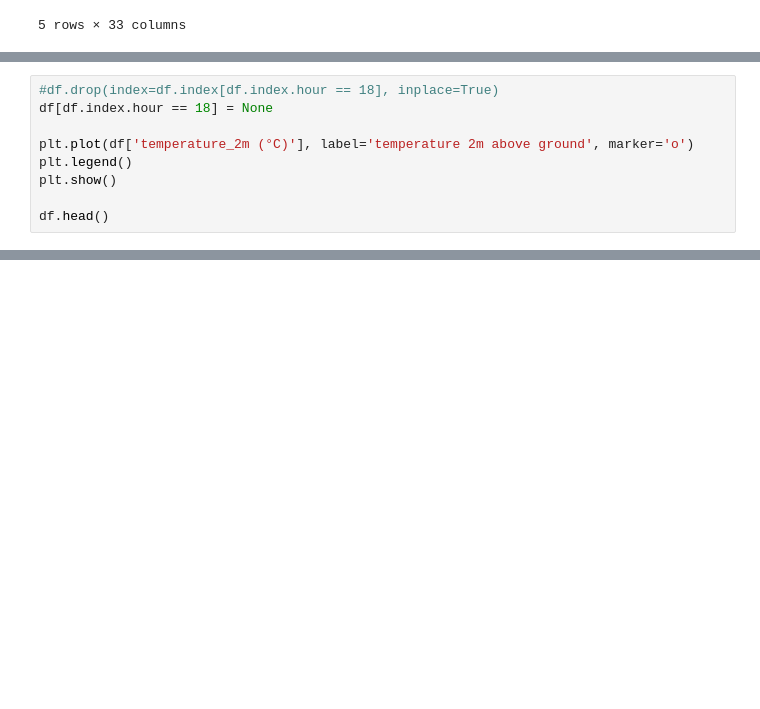
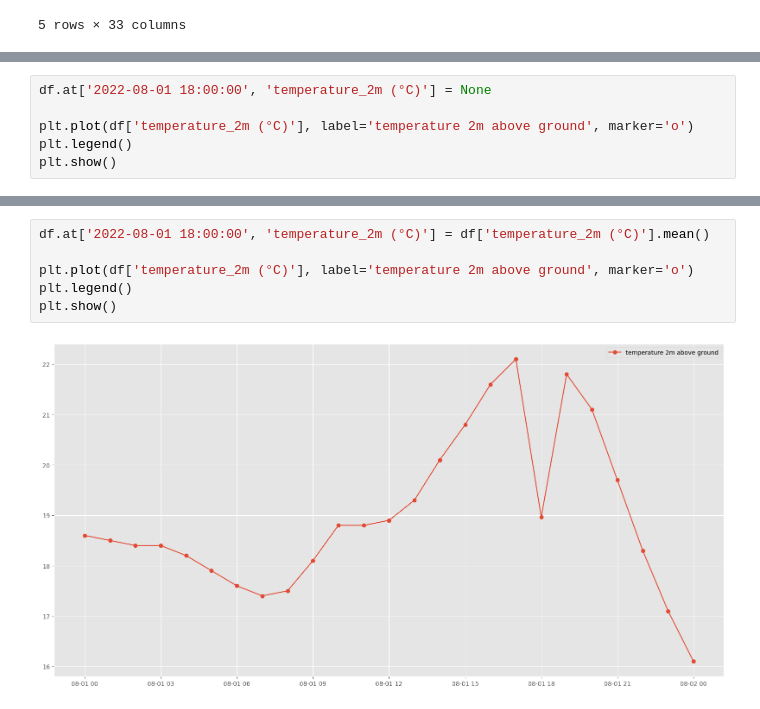
Before and after one commit to MuhammedKrz/DatenanalyseUndMLPraktika, a Jupyter notebook: Blatt 6/Praktikum6.ipynb, the cells around one changed output, grey strips where cells are left out. Saved outputs shown, nothing was run; the diff lists cells and outputs as text; blank space fills up the shorter version.

```diff
--- a/Blatt 6/Praktikum6.ipynb
+++ b/Blatt 6/Praktikum6.ipynb
@@ -125,13 +125,10 @@ zeichnen Sie wieder ein Liniendiagramm (siehe Abb.)
 
 <img src="images/2b0.png" width="600">
 # %%
-#df.drop(index=df.index[df.index.hour == 18], inplace=True)
-df[df.index.hour == 18] = None
+df.at['2022-08-01 18:00:00', 'temperature_2m (°C)'] = None
 
 plt.plot(df['temperature_2m (°C)'], label='temperature 2m above ground', marker='o')
 plt.legend()
 plt.show()
-
-df.head()
 # %% [output]
 [figure]
@@ -150,6 +139,14 @@ Mittelwert vom 1. August auf und visualisieren Sie das
 Ergebnis (siehe Abb) 0.5P
 
 <img src="images/2c0.png" width="600">
+# %%
+df.at['2022-08-01 18:00:00', 'temperature_2m (°C)'] = df['temperature_2m (°C)'].mean()
+
+plt.plot(df['temperature_2m (°C)'], label='temperature 2m above ground', marker='o')
+plt.legend()
+plt.show()
+# %% [output]
+[figure, added]
 # %% [markdown]
 ## d)
 Füllen Sie den fehlendeb Wert jetzt mit dem Lag 1.
```
Also changed, not shown: parts of 1 cell of this notebook.
